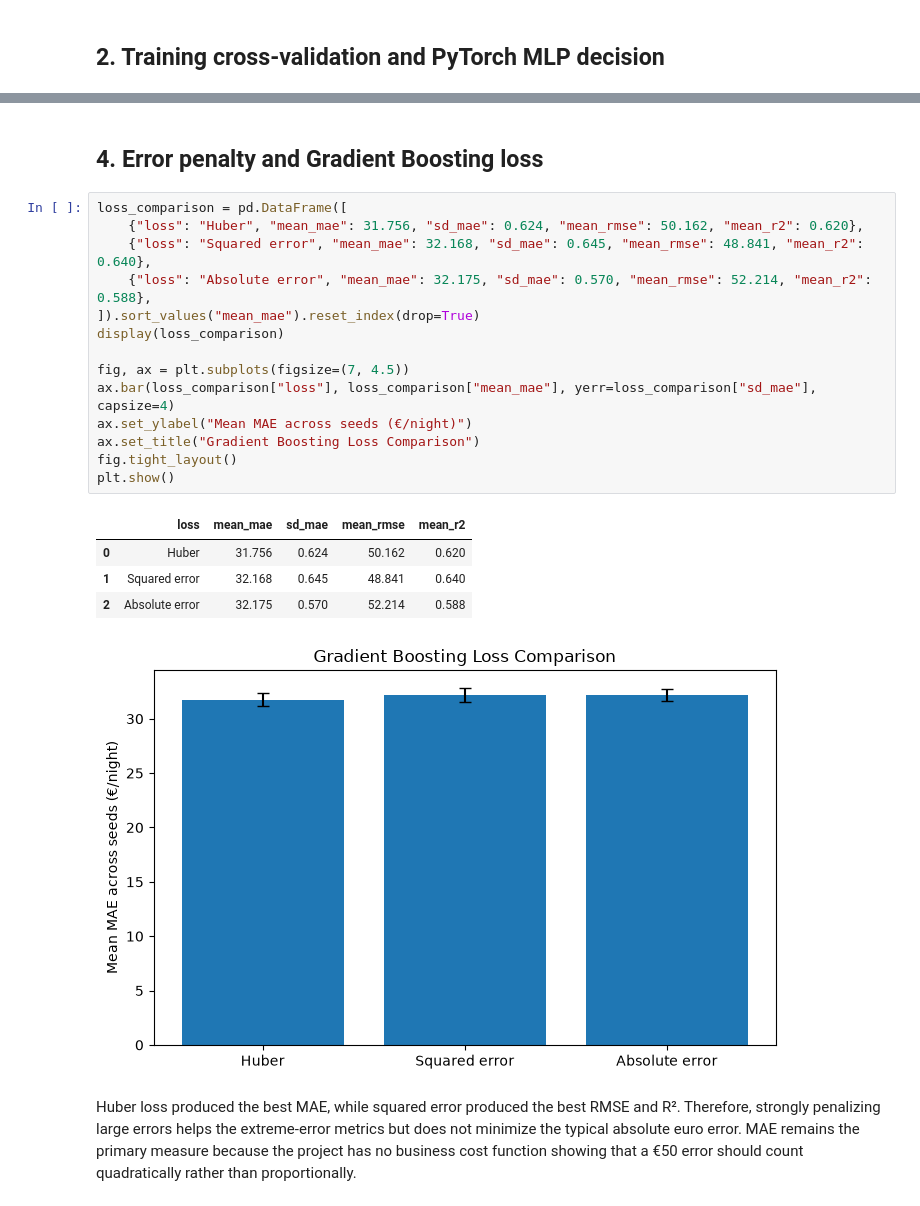
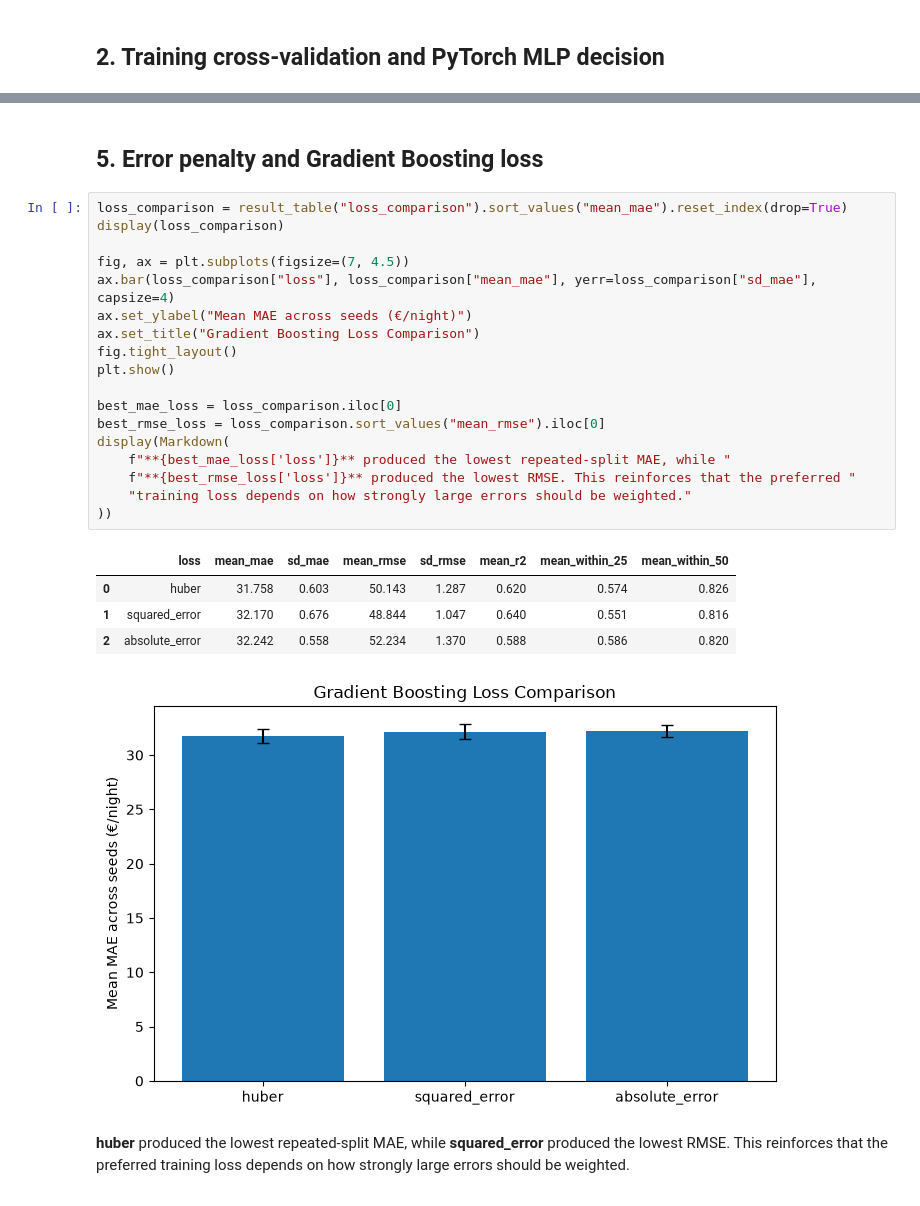
Before and after one commit to yazalj/airbnb-price-prediction-berlin, a Jupyter notebook: notebooks/04_final_results.ipynb, the cells around one changed output, grey strips where cells are left out. Saved outputs shown, nothing was run; the diff lists cells and outputs as text.

```diff
--- a/notebooks/04_final_results.ipynb
+++ b/notebooks/04_final_results.ipynb
@@ -111,25 +187,28 @@ The MLP is stable across the five tested splits, but the log-target Random Fores
 # %% [markdown]
-## 4. Error penalty and Gradient Boosting loss
+## 5. Error penalty and Gradient Boosting loss
 # %%
-loss_comparison = pd.DataFrame([
-    {"loss": "Huber", "mean_mae": 31.756, "sd_mae": 0.624, "mean_rmse": 50.162, "mean_r2": 0.620},
-    {"loss": "Squared error", "mean_mae": 32.168, "sd_mae": 0.645, "mean_rmse": 48.841, "mean_r2": 0.640},
-    {"loss": "Absolute error", "mean_mae": 32.175, "sd_mae": 0.570, "mean_rmse": 52.214, "mean_r2": 0.588},
-]).sort_values("mean_mae").reset_index(drop=True)
+loss_comparison = result_table("loss_comparison").sort_values("mean_mae").reset_index(drop=True)
 display(loss_comparison)
 
 fig, ax = plt.subplots(figsize=(7, 4.5))
 ax.bar(loss_comparison["loss"], loss_comparison["mean_mae"], yerr=loss_comparison["sd_mae"], capsize=4)
 ax.set_ylabel("Mean MAE across seeds (€/night)")
 ax.set_title("Gradient Boosting Loss Comparison")
 fig.tight_layout()
 plt.show()
+
+best_mae_loss = loss_comparison.iloc[0]
+best_rmse_loss = loss_comparison.sort_values("mean_rmse").iloc[0]
+display(Markdown(
+    f"**{best_mae_loss['loss']}** produced the lowest repeated-split MAE, while "
+    f"**{best_rmse_loss['loss']}** produced the lowest RMSE. This reinforces that the preferred "
+    "training loss depends on how strongly large errors should be weighted."
+))
 # %% [output]
-|  | loss | mean_mae | sd_mae | mean_rmse | mean_r2 |
-| 0 | Huber | 31.756 | 0.624 | 50.162 | 0.620 |
-| 1 | Squared error | 32.168 | 0.645 | 48.841 | 0.640 |
-| 2 | Absolute error | 32.175 | 0.570 | 52.214 | 0.588 |
+|  | loss | mean_mae | sd_mae | mean_rmse | sd_rmse | mean_r2 | mean_within_25 | mean_within_50 |
+| 0 | huber | 31.758 | 0.603 | 50.143 | 1.287 | 0.620 | 0.574 | 0.826 |
+| 1 | squared_error | 32.170 | 0.676 | 48.844 | 1.047 | 0.640 | 0.551 | 0.816 |
+| 2 | absolute_error | 32.242 | 0.558 | 52.234 | 1.370 | 0.588 | 0.586 | 0.820 |
 [figure]
+**huber** produced the lowest repeated-split MAE, while **squared_error** produced the lowest RMSE. This reinforces that the preferred training loss depends on how strongly large errors should be weighted.
-# %% [markdown]
-Huber loss produced the best MAE, while squared error produced the best RMSE and R². Therefore, strongly penalizing large errors helps the extreme-error metrics but does not minimize the typical absolute euro error. MAE remains the primary measure because the project has no business cost function showing that a €50 error should count quadratically rather than proportionally.
 # %% [markdown]
```
Also changed, not shown: parts of 31 cells of this notebook, 4 other files.
